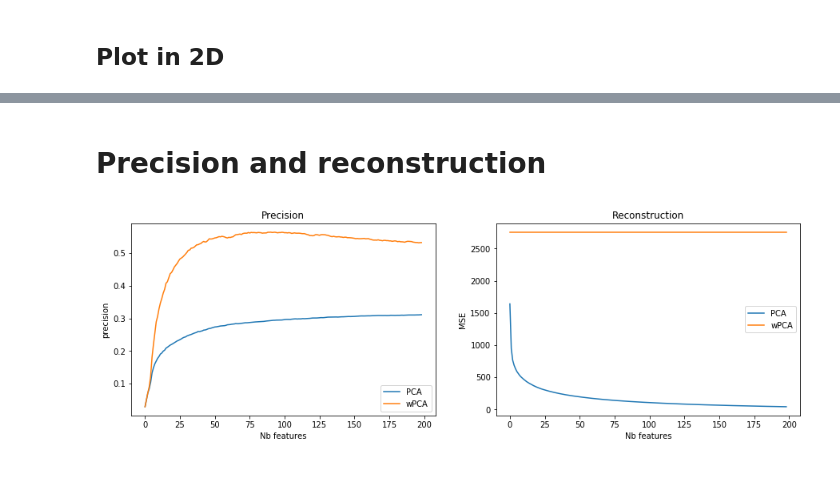
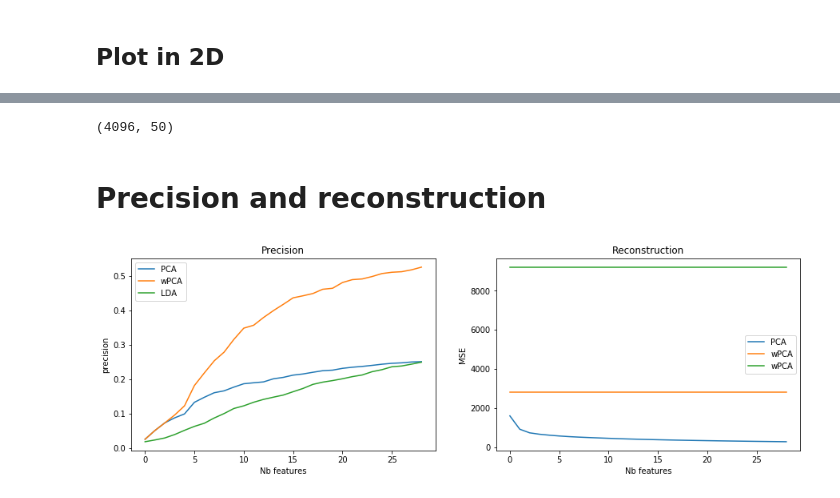
Before and after one commit to StaffG/PCA-LDA, a Jupyter notebook: PCA-LDA.ipynb, the cells around one changed output, grey strips where cells are left out. Drawn from its saved outputs; the diff is of its cells as text; code cells hidden in the pictures.

```diff
--- a/PCA-LDA.ipynb
+++ b/PCA-LDA.ipynb
@@ -296,11 +360,19 @@ To avoid loss of information, the proper way to do that is called 'simultaneous
+# %%
+LDA(X_train, y_train, 50)[0].shape
+# %% [output]
+(4096, 50)
 # %% [markdown]
 # Precision and reconstruction
 # %%
 def knn(dim_red_algo, X_train, X_test, y_train, y_test):
     mse_table = []
     precision_table = []
-    for i in range(1,200):
-        u_red, pca_py, data_re = dim_red_algo(X_train, i)
+    for i in range(1,30):
+        if dim_red_algo == LDA:
+            u_red, y, data_re = dim_red_algo(X_train, y_train, i)
+        else:
+            u_red, y, data_re = dim_red_algo(X_train, i)
+
         mse = ((X_train.values - data_re)**2).mean()
         mse_table.append(mse)
 
@@ -317,25 +389,28 @@ def knn(dim_red_algo, X_train, X_test, y_train, y_test):
 # %%
 mse_table_PCA, precision_table_PCA = knn(PCA_py, X_train, X_test, y_train, y_test)
 mse_table_wPCA, precision_table_wPCA = knn(wPCA_py, X_train, X_test, y_train, y_test)
+mse_table_LDA, precision_table_LDA = knn(LDA, X_train, X_test, y_train, y_test)
 # %%
 plt.figure(figsize=(15,15))
 
 plt.subplot(321)
 plt.plot(precision_table_PCA, label='PCA')
 plt.plot(precision_table_wPCA, label='wPCA')
+plt.plot(precision_table_LDA, label='LDA')
 plt.xlabel('Nb features')
 plt.ylabel('precision')
 plt.title('Precision')
 plt.legend()
 
 plt.subplot(322)
 plt.plot(mse_table_PCA, label='PCA')
 plt.plot(mse_table_wPCA, label='wPCA')
+plt.plot(mse_table_LDA, label='wPCA')
 plt.xlabel('Nb features')
 plt.ylabel('MSE')
 plt.title('Reconstruction')
 plt.legend()
 
 plt.show()
 # %% [output]
-[figure, old version]
+[figure, new version]
```
Also changed, not shown: parts of 7 cells of this notebook.
